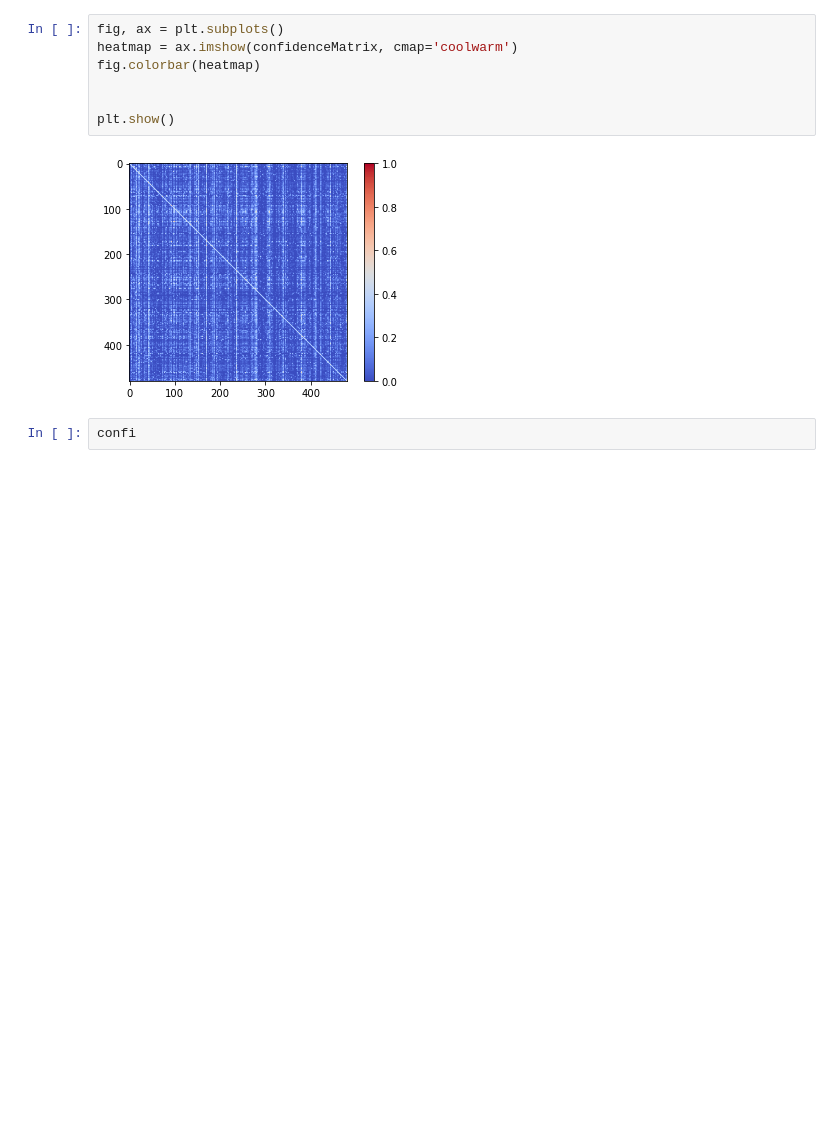
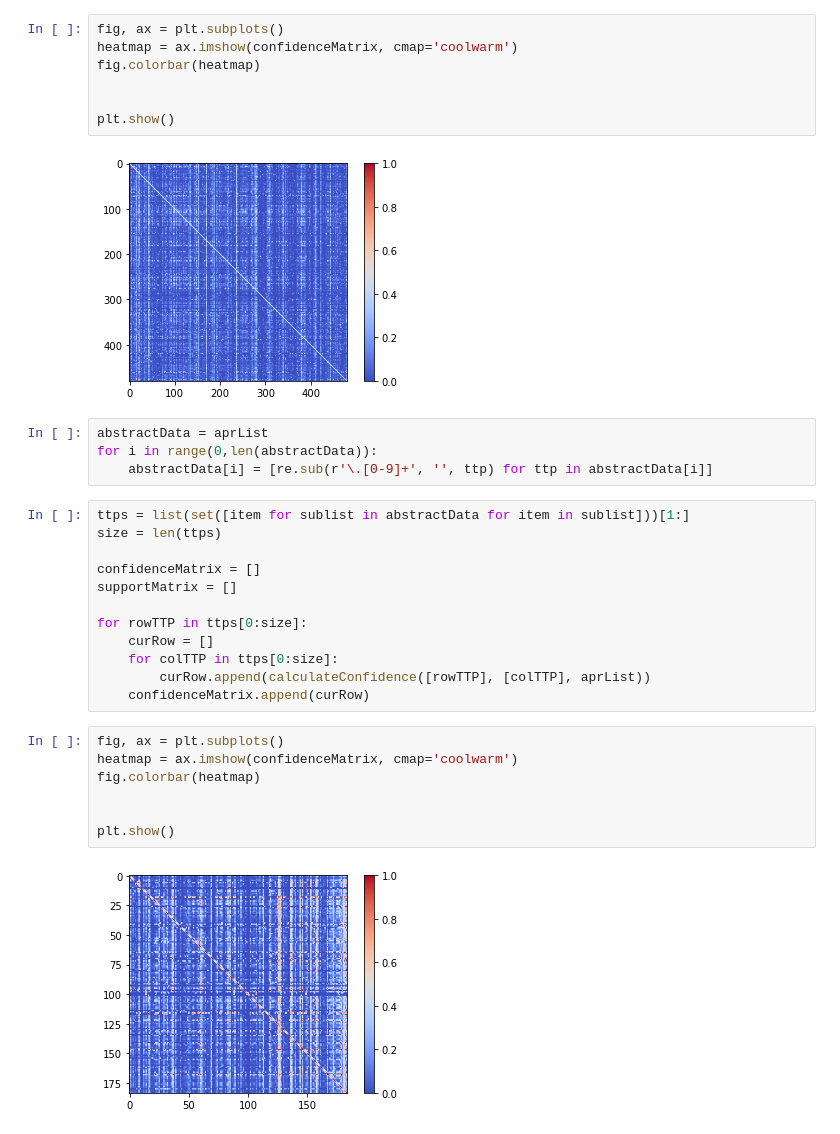
Before and after one commit to metalmulisha205/TTP-Activity-Attack-Graphing, a Jupyter notebook: heatmap.ipynb, the cells around one changed output. Saved outputs shown, nothing was run; the diff lists cells and outputs as text; blank space fills up the shorter version.

```diff
--- a/heatmap.ipynb
+++ b/heatmap.ipynb
@@ -116,5 +133,28 @@ fig.colorbar(heatmap)
 plt.show()
 # %% [output]
 [figure]
-# %%
-confi
+# %%
+abstractData = aprList
+for i in range(0,len(abstractData)):
+    abstractData[i] = [re.sub(r'\.[0-9]+', '', ttp) for ttp in abstractData[i]]
+# %%
+ttps = list(set([item for sublist in abstractData for item in sublist]))[1:]
+size = len(ttps)
+
+confidenceMatrix = []
+supportMatrix = []
+
+for rowTTP in ttps[0:size]:
+    curRow = []
+    for colTTP in ttps[0:size]:
+        curRow.append(calculateConfidence([rowTTP], [colTTP], aprList))
+    confidenceMatrix.append(curRow)
+# %%
+fig, ax = plt.subplots()
+heatmap = ax.imshow(confidenceMatrix, cmap='coolwarm')
+fig.colorbar(heatmap)
+
+
+plt.show()
+# %% [output]
+[figure, added]
```
Also changed, not shown: parts of 2 cells of this notebook.
